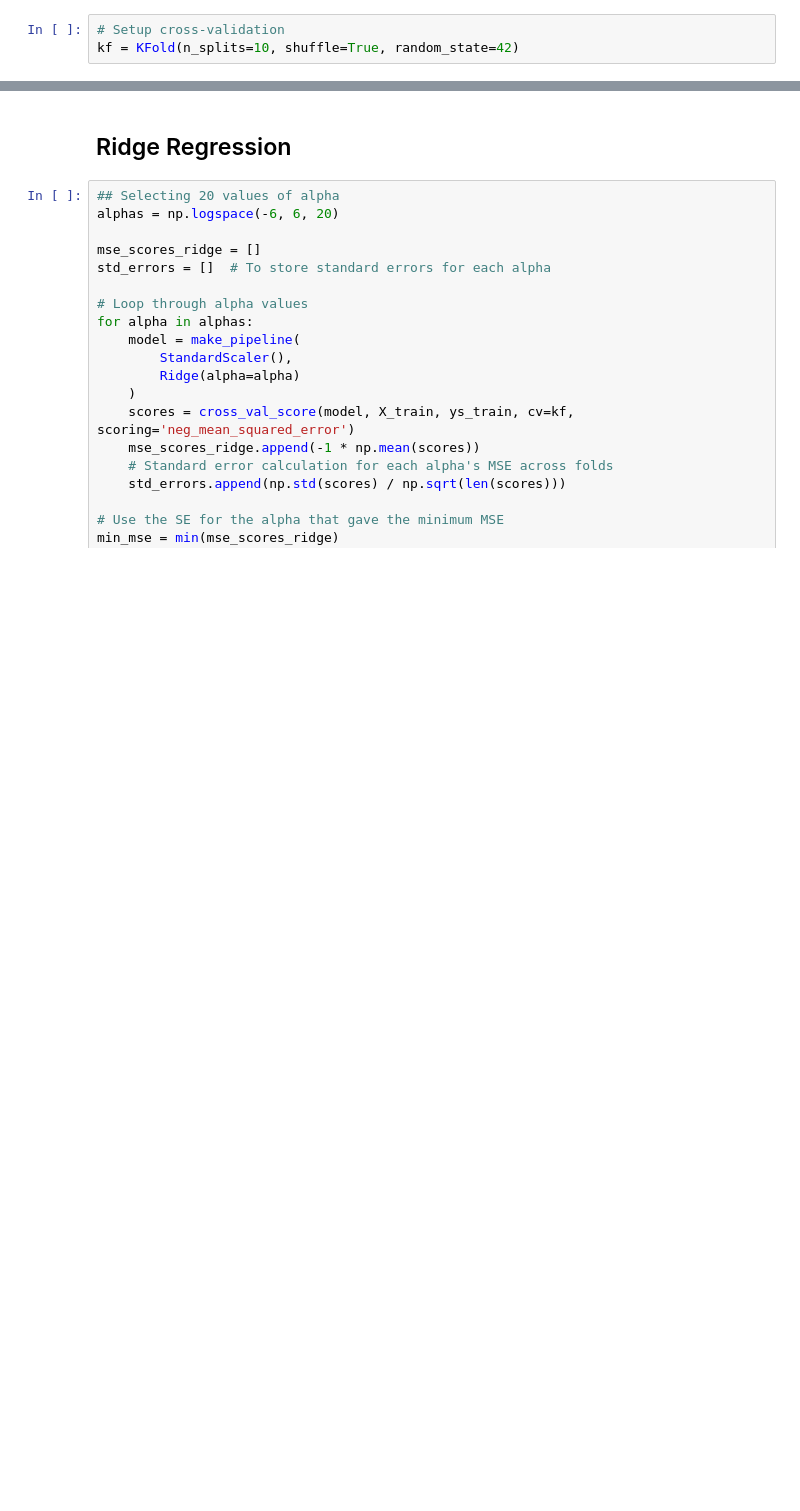
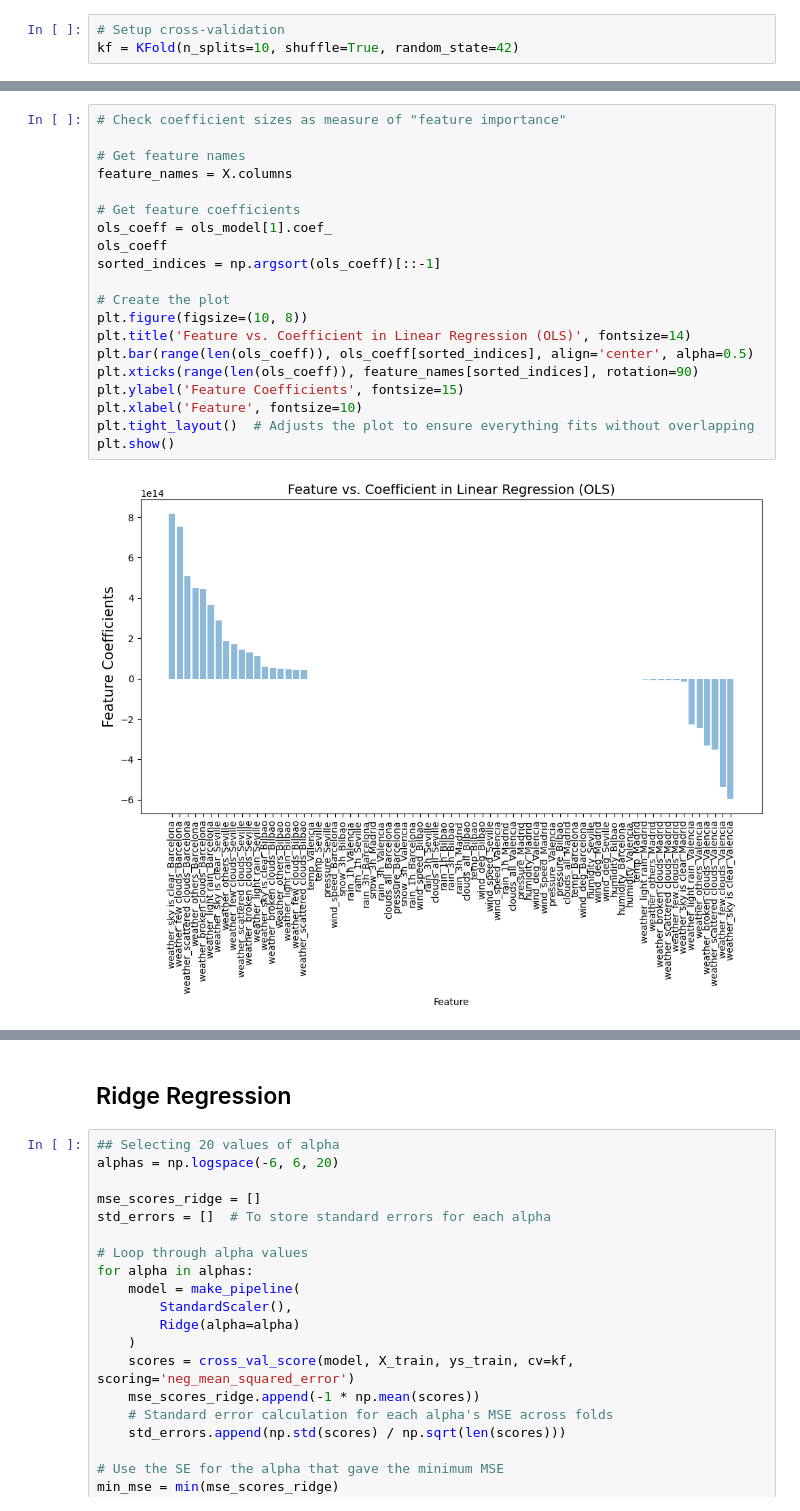
Before and after one commit to MDS-Mountain-Club/MDS_ML_Project, a Jupyter notebook: Regression/linear_regression.ipynb, the cells around one changed output, grey strips where cells are left out. Drawn from its saved outputs; the diff is of its cells as text; blank space fills up the shorter version.

```diff
--- a/Regression/linear_regression.ipynb
+++ b/Regression/linear_regression.ipynb
@@ -72,0 +286,22 @@ kf = KFold(n_splits=10, shuffle=True, random_state=42)
+# %%
+# Check coefficient sizes as measure of "feature importance"
+
+# Get feature names
+feature_names = X.columns
+
+# Get feature coefficients
+ols_coeff = ols_model[1].coef_
+ols_coeff
+sorted_indices = np.argsort(ols_coeff)[::-1]
+
+# Create the plot
+plt.figure(figsize=(10, 8))
+plt.title('Feature vs. Coefficient in Linear Regression (OLS)', fontsize=14)
+plt.bar(range(len(ols_coeff)), ols_coeff[sorted_indices], align='center', alpha=0.5)
+plt.xticks(range(len(ols_coeff)), feature_names[sorted_indices], rotation=90)
+plt.ylabel('Feature Coefficients', fontsize=15)
+plt.xlabel('Feature', fontsize=10)
+plt.tight_layout()  # Adjusts the plot to ensure everything fits without overlapping
+plt.show()
+# %% [output]
+[figure, added]
```
Also changed, not shown: parts of 23 cells of this notebook, 1 other file.
